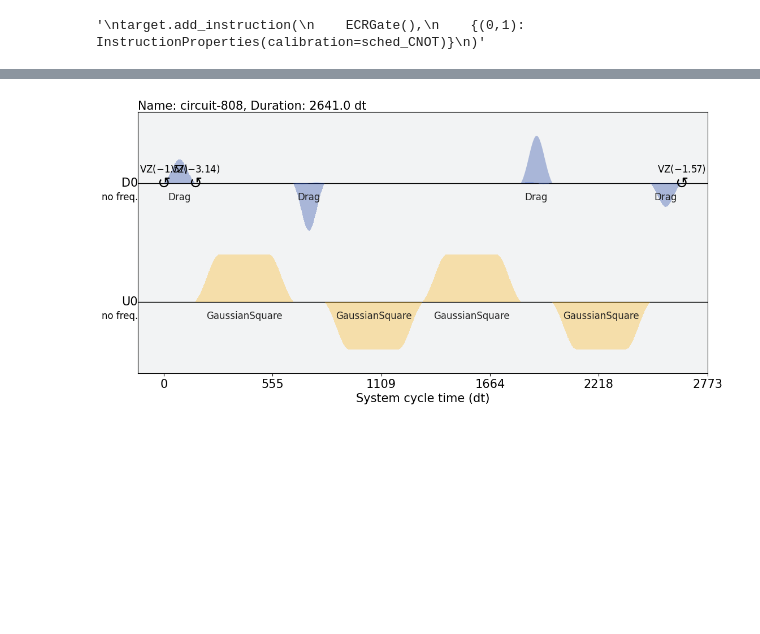
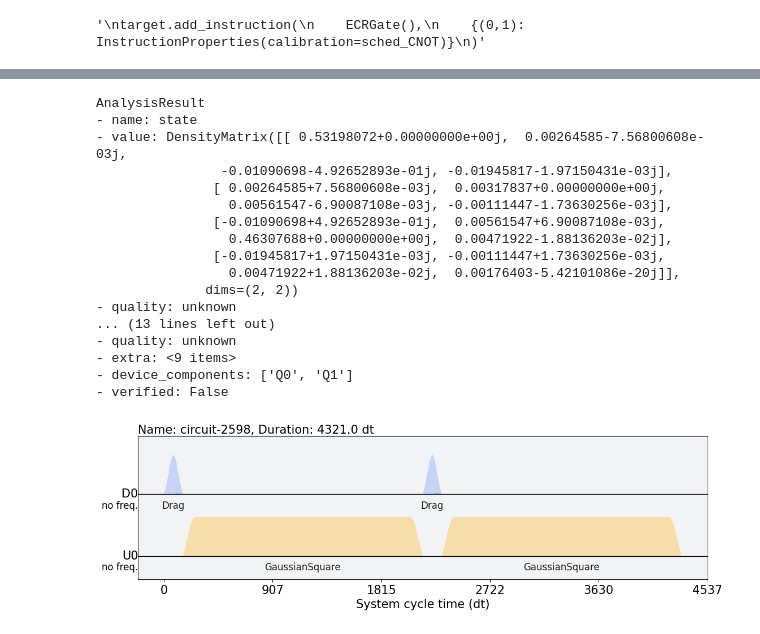
Before and after one commit to pop756/Quantum_KAN, a Jupyter notebook: Pulse_simulator.ipynb, the cells around one changed output, grey strips where cells are left out. Drawn from its saved outputs; the diff is of its cells as text; code cells hidden in the pictures; blank space fills up the shorter version.

```diff
--- a/Pulse_simulator.ipynb
+++ b/Pulse_simulator.ipynb
@@ -300,14 +291,13 @@ backend.target.update_from_instruction_schedule_map(cals.get_inst_map())
 # %%
 from qiskit import QuantumCircuit
 from qiskit.transpiler.preset_passmanagers import generate_preset_pass_manager
-circ2 = QuantumCircuit(2,2)
-circ2.h(0)
-circ2.s(0)
-circ2.ecr(0,1)
-circ2.sdg(0)
-circ2.h(0)
-circ2.measure([0,1], [0,1])
+circ = QuantumCircuit(2,1)
+circ.x(0)
+circ.ecr(0,1)
+circ.x(0)
+circ.ecr(0,1)
+circ.measure(1,0)
 passmanager = generate_preset_pass_manager(optimization_level=0, backend=backend, initial_layout=[0,1])
-circ2 = passmanager.run(circ2)
-%time result = backend.run(circ2).result()
+circ = passmanager.run(circ)
+%time result = backend.run(circ).result()
 # %% [output]
@@ -316,9 +306,43 @@ Wall time: 4.11 s
+# %%
+import qiskit
+from qiskit_experiments.framework import ParallelExperiment
+from qiskit_experiments.library import StateTomography
+
+# GHZ State preparation circuit
+nq = 2
+qc_ghz = qiskit.QuantumCircuit(nq)
+qc_ghz.ecr(0,1)
+# QST Experiment
+qstexp1 = StateTomography(qc_ghz)
+qstdata1 = qstexp1.run(backend).block_for_results()
+
+# Print results
+for result in qstdata1.analysis_results():
+    print(result)
+# %% [output]
+AnalysisResult
+- name: state
+- value: DensityMatrix([[ 0.53198072+0.00000000e+00j,  0.00264585-7.56800608e-03j,
+                -0.01090698-4.92652893e-01j, -0.01945817-1.97150431e-03j],
+               [ 0.00264585+7.56800608e-03j,  0.00317837+0.00000000e+00j,
+                 0.00561547-6.90087108e-03j, -0.00111447-1.73630256e-03j],
+               [-0.01090698+4.92652893e-01j,  0.00561547+6.90087108e-03j,
+                 0.46307688+0.00000000e+00j,  0.00471922-1.88136203e-02j],
+               [-0.01945817+1.97150431e-03j, -0.00111447+1.73630256e-03j,
+                 0.00471922+1.88136203e-02j,  0.00176403-5.42101086e-20j]],
+              dims=(2, 2))
+- quality: unknown
+... (13 lines left out)
+- quality: unknown
+- extra: <9 items>
+- device_components: ['Q0', 'Q1']
+- verified: False
 # %%
 from qiskit import schedule as build_schedule  # Rename the import
 
-build_schedule(circ2, backend=backend).draw()  # Call the function using the new name
+build_schedule(circ, backend=backend).draw()  # Call the function using the new name
 # %% [output]
-[figure, old version]
+[figure, new version]
 # %%
 result.get_counts(0)
 # %% [output]
```
Also changed, not shown: parts of 23 cells of this notebook.
